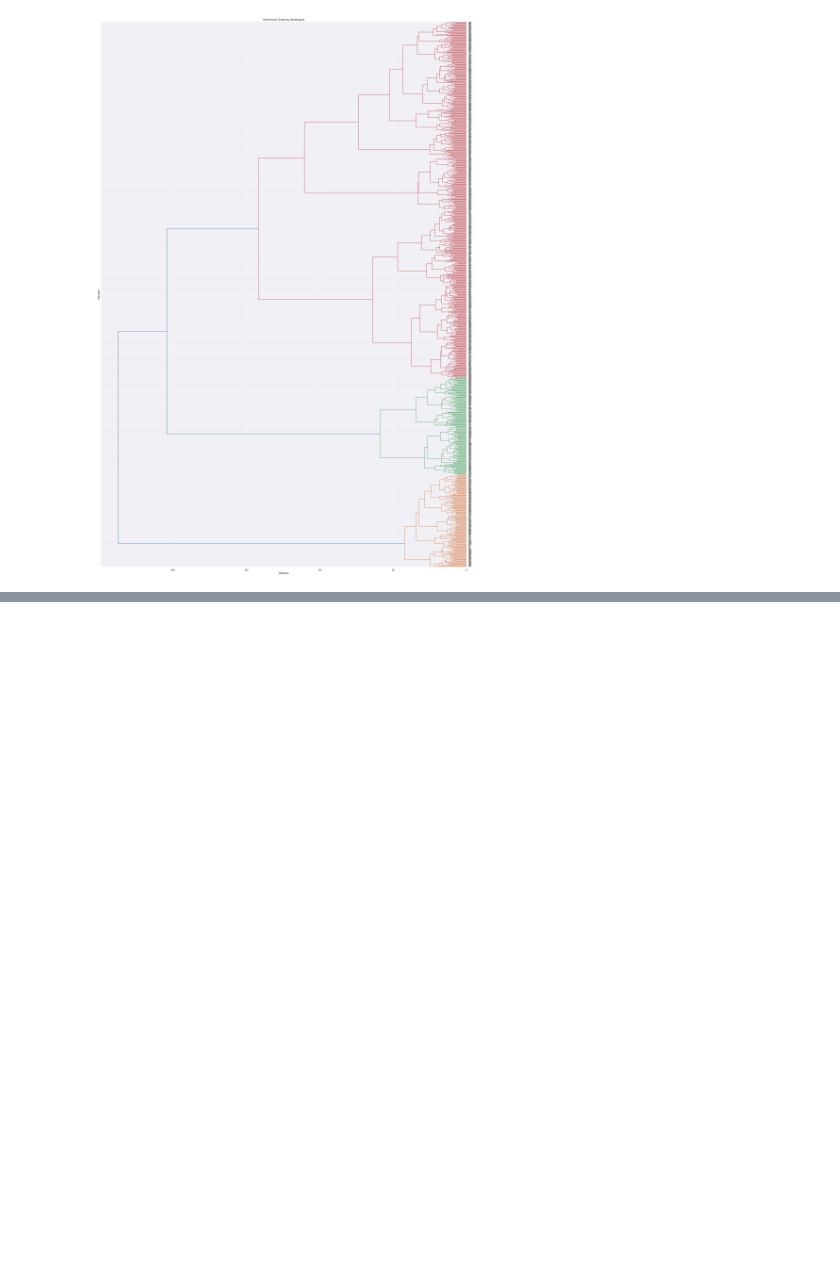
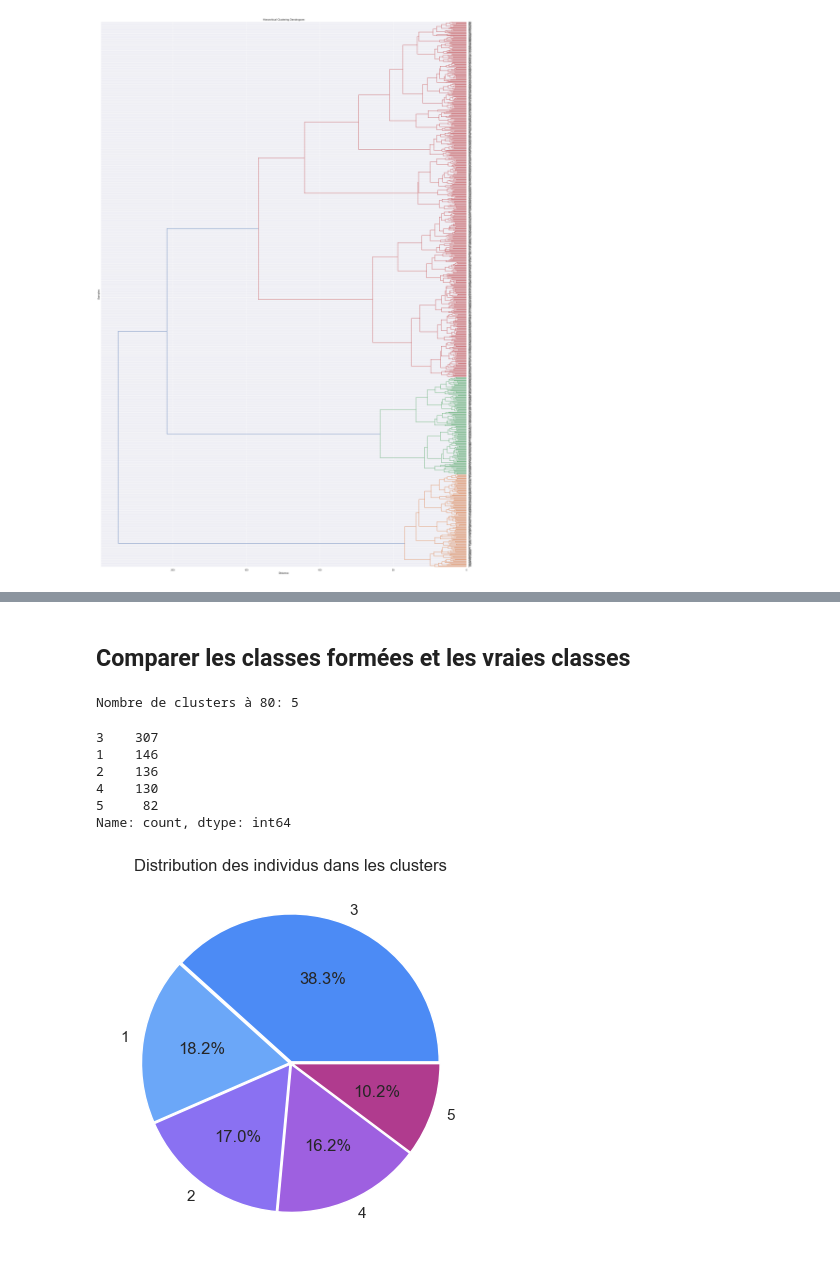
Before and after one commit to leaajo/APST, a Jupyter notebook: 2_cah.ipynb, the cells around one changed output, grey strips where cells are left out. Cells and saved outputs as stored; diff of their text form; code cells hidden in the pictures; blank space fills up the shorter version.

```diff
--- a/2_cah.ipynb
+++ b/2_cah.ipynb
@@ -46,0 +197,44 @@ plt.show()
+# %% [markdown]
+## Comparer les classes formées et les vraies classes
+# %%
+from scipy.spatial.distance import pdist, squareform
+from scipy.cluster.hierarchy import fcluster
+
+data2 = df_filtré_2.iloc[:, :100].copy()  # Garder les 100 premières variables
+
+# Standardisation des données
+scaler = StandardScaler()
+data_scaled = scaler.fit_transform(data2)
+
+# Clustering hiérarchique avec la méthode de Ward
+linkage_matrix = linkage(data_scaled, method='ward')
+
+# Créer les classes en fonction d'un seuil de distance (ici 60)
+clusters = fcluster(linkage_matrix, t=80, criterion='distance')  # t=80 pour couper à 60 de distance
+
+# print("Clusters à 60 de distance:", clusters)
+
+# Vérification du nombre de clusters
+print("Nombre de clusters à 80:", len(np.unique(clusters)))
+# %% [output]
+Nombre de clusters à 80: 5
+# %%
+# Comptons le nombre d'individus dans chaque cluster
+class_counts = pd.Series(clusters).value_counts()
+print(class_counts)
+
+# Création du pie chart
+colors = ['#4C8BF5', '#6BA7F8', '#8A71F2', '#9E60E0', '#B03B8E', '#F5804C']
+explode = (0.01,) * len(class_counts)  # Exploser chaque secteur un peu
+
+plt.pie(class_counts, labels=class_counts.index.astype(str), autopct='%1.1f%%', colors=colors, explode=explode)
+plt.title("Distribution des individus dans les clusters")
+plt.show()
+# %% [output]
+3    307
+1    146
+2    136
+4    130
+5     82
+Name: count, dtype: int64
+[figure, added]
```
Also changed, not shown: parts of 25 cells of this notebook.
